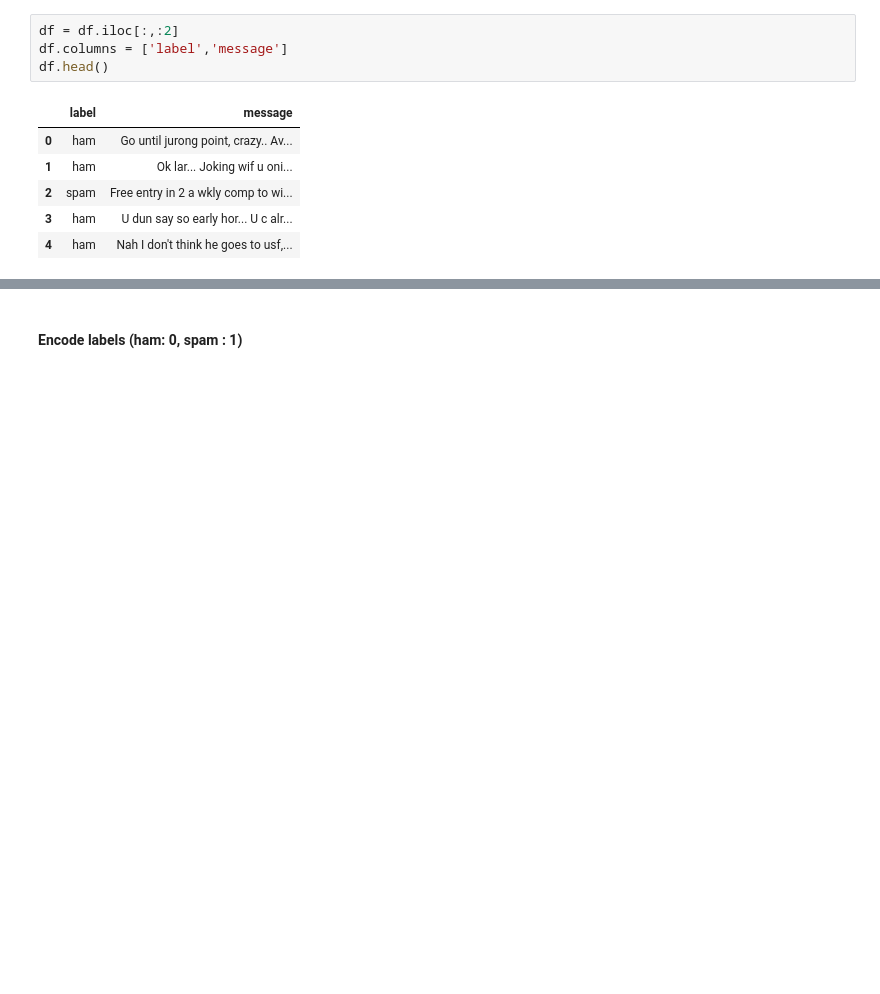
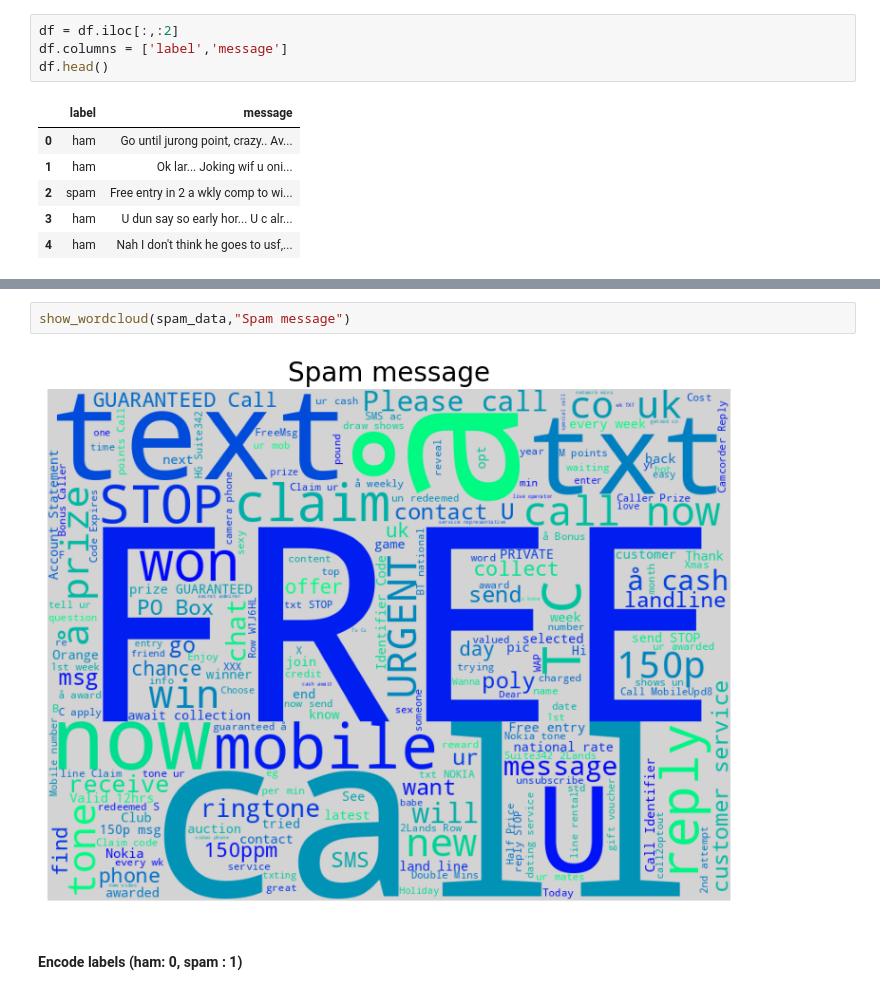
Before and after one commit to chandrahashkumar/Machine_Learning, a Jupyter notebook: Lab/MLLAB05.ipynb, the cells around one changed output, grey strips where cells are left out. Saved outputs shown, nothing was run; the diff lists cells and outputs as text; blank space fills up the shorter version.

```diff
--- a/Lab/MLLAB05.ipynb
+++ b/Lab/MLLAB05.ipynb
@@ -45,3 +78,7 @@ df.head()
+# %%
+show_wordcloud(spam_data,"Spam message")
+# %% [output]
+[figure, added]
 # %% [markdown]
 #### Encode labels (ham: 0, spam : 1)
 # %%
```
Also changed, not shown: parts of 17 cells of this notebook.
